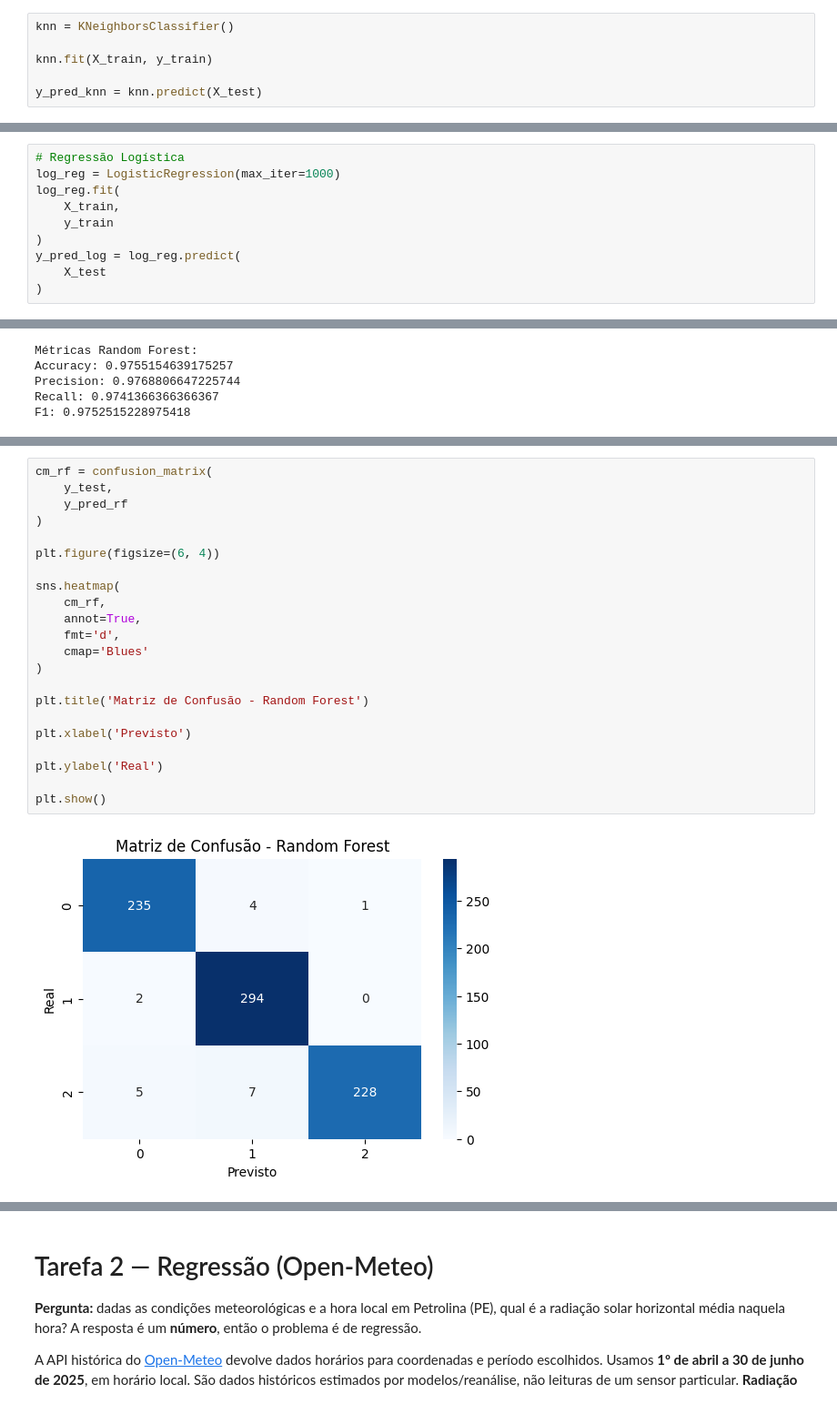
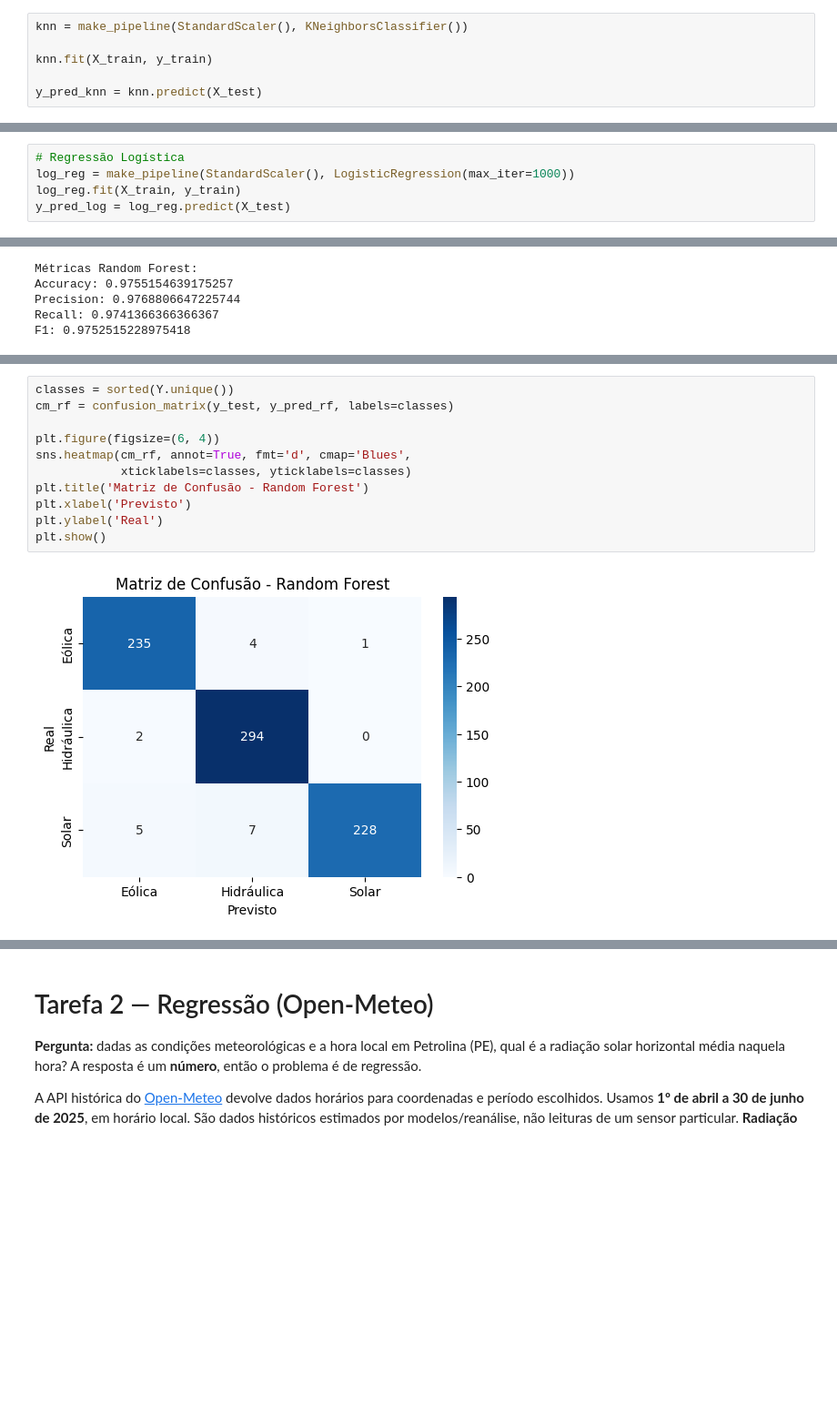
Before and after one commit to pedroyoshikadogarcia/Checkpoint-2-SERS-02.2026, a Jupyter notebook: Aula_APIs_Energia_Renovavel_ML.ipynb, the cells around one changed output, grey strips where cells are left out. Shown at 91% size. Saved outputs shown, nothing was run; the diff lists cells and outputs as text; blank space fills up the shorter version.

```diff
--- a/Aula_APIs_Energia_Renovavel_ML.ipynb
+++ b/Aula_APIs_Energia_Renovavel_ML.ipynb
@@ -283,5 +313,5 @@ X_train, X_test, y_train, y_test = train_test_split(
 # %%
-knn = KNeighborsClassifier()
+knn = make_pipeline(StandardScaler(), KNeighborsClassifier())
 
 knn.fit(X_train, y_train)
 
@@ -326,13 +356,8 @@ F1: 0.8679681345060017
 # %%
 # Regressão Logística
-log_reg = LogisticRegression(max_iter=1000)
-log_reg.fit(
-    X_train,
-    y_train
-)
-y_pred_log = log_reg.predict(
-    X_test
-)
+log_reg = make_pipeline(StandardScaler(), LogisticRegression(max_iter=1000))
+log_reg.fit(X_train, y_train)
+y_pred_log = log_reg.predict(X_test)
 # %%
 accuracy_log = accuracy_score(
     y_test,
@@ -509,24 +512,13 @@ plt.show()
 # %%
-cm_rf = confusion_matrix(
-    y_test,
-    y_pred_rf
-)
+classes = sorted(Y.unique())
+cm_rf = confusion_matrix(y_test, y_pred_rf, labels=classes)
 
 plt.figure(figsize=(6, 4))
-
-sns.heatmap(
-    cm_rf,
-    annot=True,
-    fmt='d',
-    cmap='Blues'
-)
-
+sns.heatmap(cm_rf, annot=True, fmt='d', cmap='Blues',
+            xticklabels=classes, yticklabels=classes)
 plt.title('Matriz de Confusão - Random Forest')
-
 plt.xlabel('Previsto')
-
 plt.ylabel('Real')
-
 plt.show()
 # %% [output]
-[figure, old version]
+[figure, new version]
```
Also changed, not shown: parts of 17 cells of this notebook.
